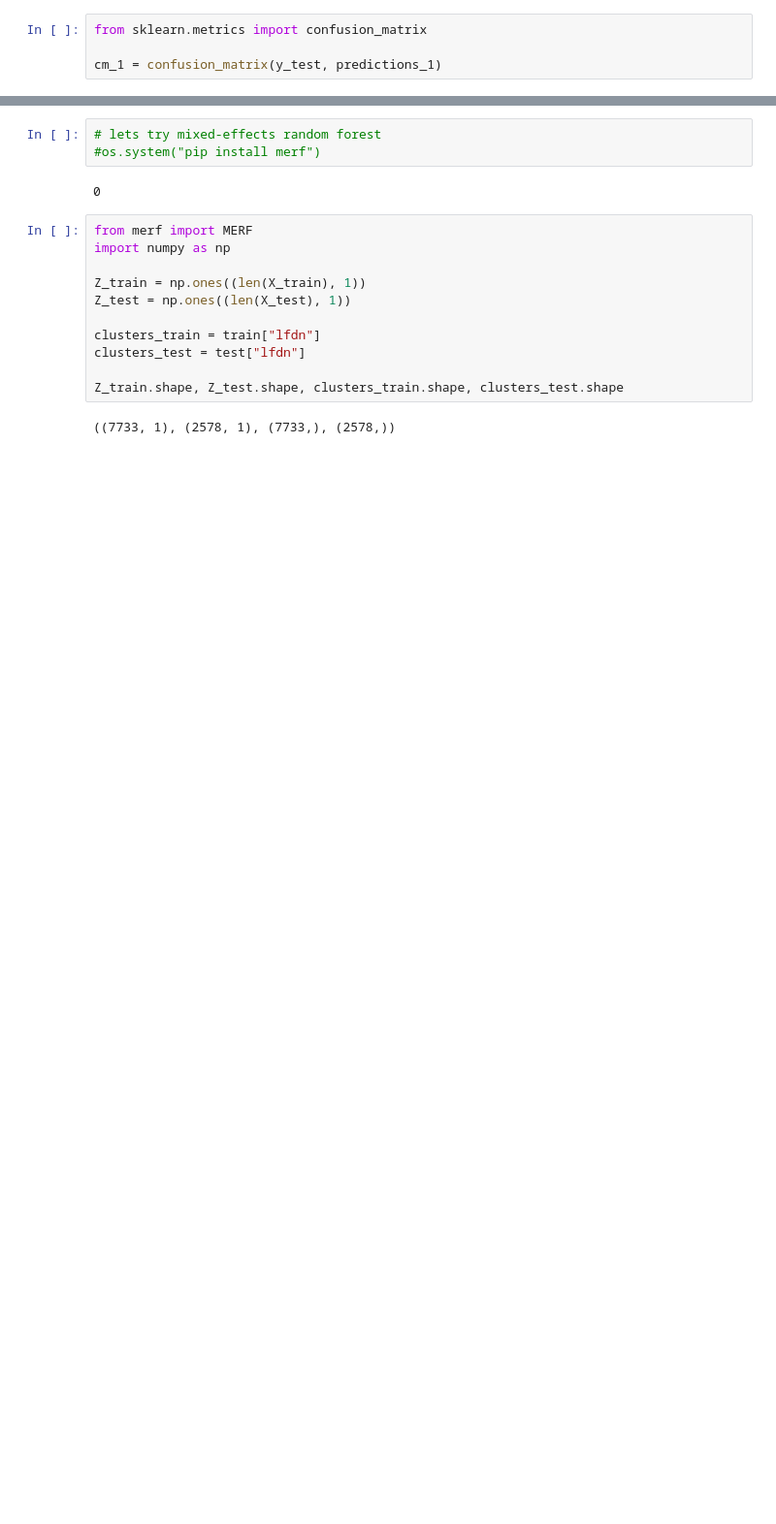
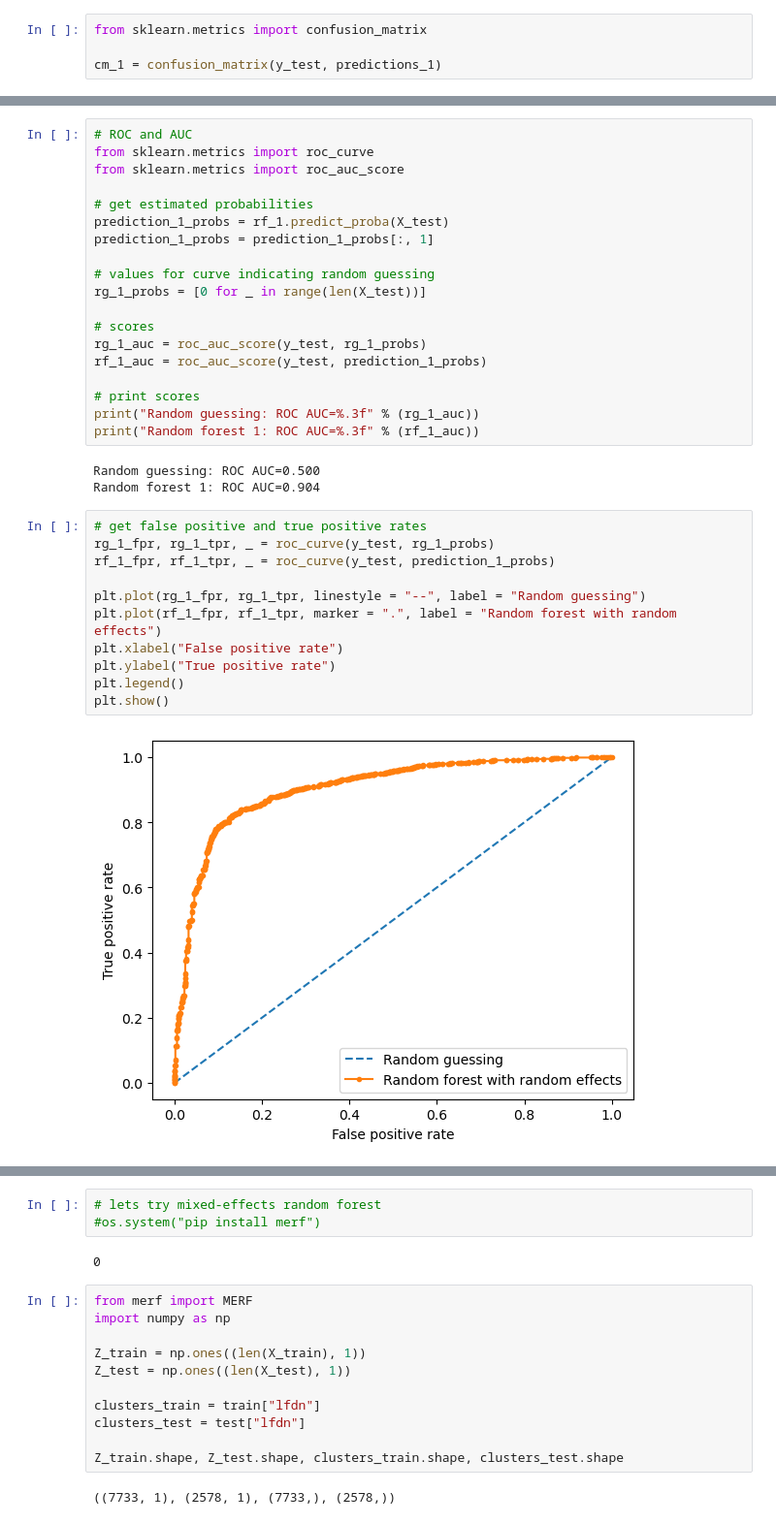
Before and after one commit to kevin19982/master_thesis, a Jupyter notebook: master_thesis_analysis_python.ipynb, the cells around one changed output, grey strips where cells are left out. Shown at 97% size. Saved outputs shown, nothing was run; the diff lists cells and outputs as text; blank space fills up the shorter version.

```diff
--- a/master_thesis_analysis_python.ipynb
+++ b/master_thesis_analysis_python.ipynb
@@ -313,0 +378,35 @@ sns.heatmap(cm_1, annot = True, fmt = "g", cmap = "Blues")
+# %%
+# ROC and AUC
+from sklearn.metrics import roc_curve
+from sklearn.metrics import roc_auc_score
+
+# get estimated probabilities
+prediction_1_probs = rf_1.predict_proba(X_test)
+prediction_1_probs = prediction_1_probs[:, 1]
+
+# values for curve indicating random guessing
+rg_1_probs = [0 for _ in range(len(X_test))]
+
+# scores
+rg_1_auc = roc_auc_score(y_test, rg_1_probs)
+rf_1_auc = roc_auc_score(y_test, prediction_1_probs)
+
+# print scores
+print("Random guessing: ROC AUC=%.3f" % (rg_1_auc))
+print("Random forest 1: ROC AUC=%.3f" % (rf_1_auc))
+# %% [output]
+Random guessing: ROC AUC=0.500
+Random forest 1: ROC AUC=0.904
+# %%
+# get false positive and true positive rates
+rg_1_fpr, rg_1_tpr, _ = roc_curve(y_test, rg_1_probs)
+rf_1_fpr, rf_1_tpr, _ = roc_curve(y_test, prediction_1_probs)
+
+plt.plot(rg_1_fpr, rg_1_tpr, linestyle = "--", label = "Random guessing")
+plt.plot(rf_1_fpr, rf_1_tpr, marker = ".", label = "Random forest with random effects")
+plt.xlabel("False positive rate")
+plt.ylabel("True positive rate")
+plt.legend()
+plt.show()
+# %% [output]
+[figure, added]
```
Also changed, not shown: parts of 33 cells of this notebook, 2 other files.
